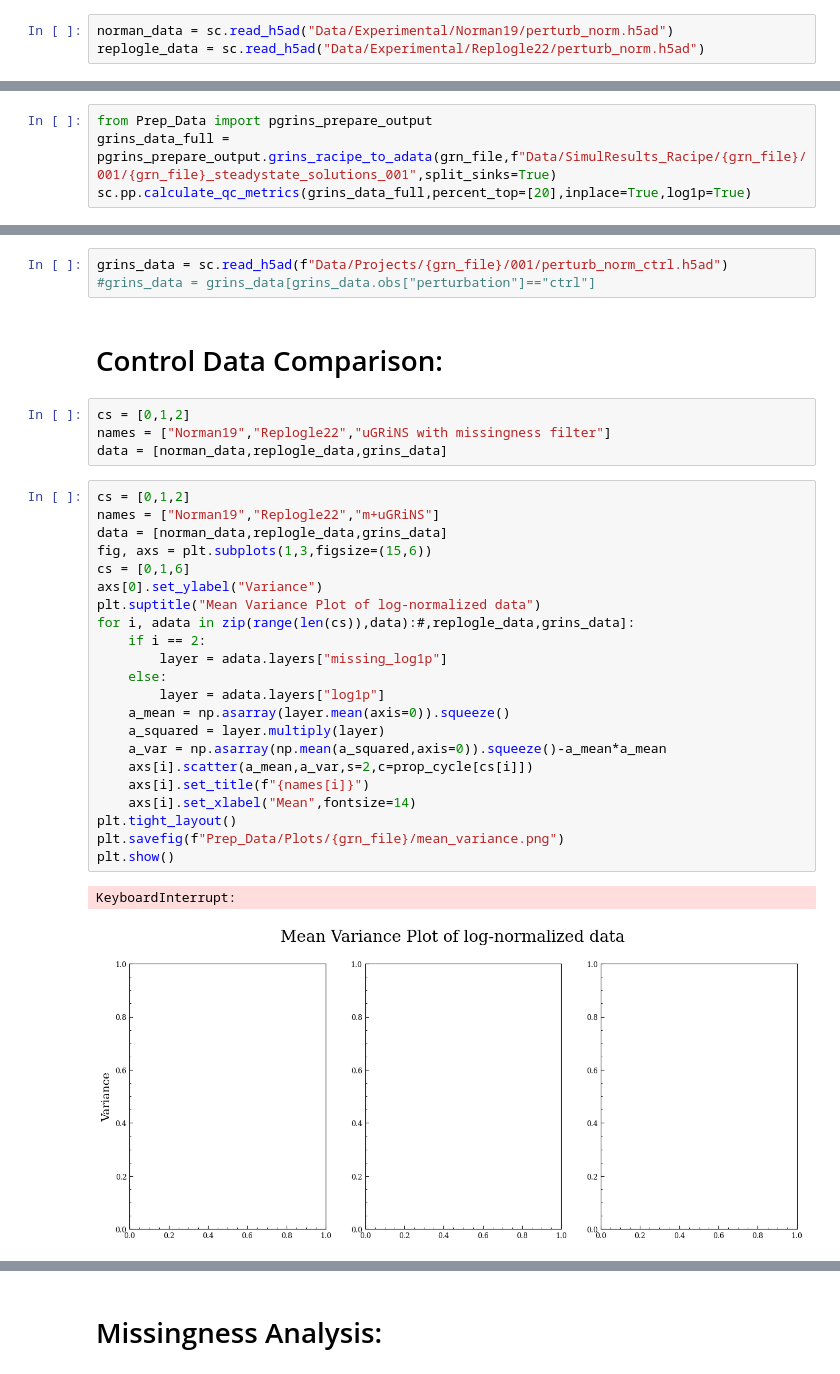
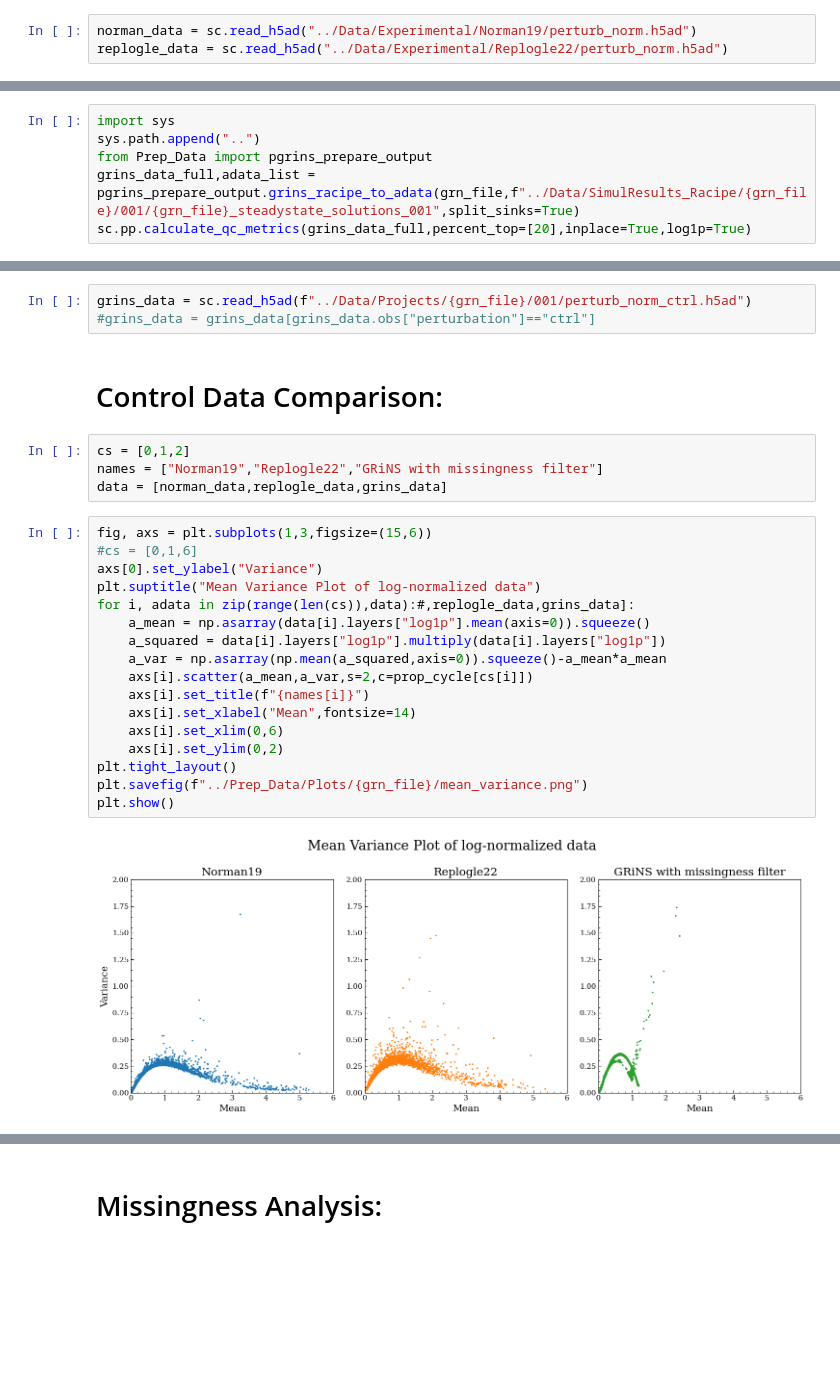
Before and after one commit to GeorgSommerer/bsc_thesis_pGRiNS, a Jupyter notebook: Analysis/plot_stuff.ipynb, the cells around one changed output, grey strips where cells are left out. Drawn from its saved outputs; the diff is of its cells as text; blank space fills up the shorter version.

Commit message:
Changes including trying out new ways to perturb data, updating comments and README, and doing final runs

```diff
--- a/Analysis/plot_stuff.ipynb
+++ b/Analysis/plot_stuff.ipynb
@@ -23,5 +23,5 @@ prop_cycle = plotting_funs.set_mpl_attributes()
 # %%
 grn_file = "KeggoRo"
 # %%
-norman_data = sc.read_h5ad("Data/Experimental/Norman19/perturb_norm.h5ad")
-replogle_data = sc.read_h5ad("Data/Experimental/Replogle22/perturb_norm.h5ad")
+norman_data = sc.read_h5ad("../Data/Experimental/Norman19/perturb_norm.h5ad")
+replogle_data = sc.read_h5ad("../Data/Experimental/Replogle22/perturb_norm.h5ad")
@@ -29,7 +31,9 @@ replogle_data = sc.read_h5ad("Data/Experimental/Replogle22/perturb_norm.h5ad")
 norman_data = norman_data[norman_data.obs["perturbation"]=="ctrl"]
 replogle_data = replogle_data[replogle_data.obs["perturbation"]=="ctrl"]
 # %%
+import sys
+sys.path.append("..")
 from Prep_Data import pgrins_prepare_output
-grins_data_full = pgrins_prepare_output.grins_racipe_to_adata(grn_file,f"Data/SimulResults_Racipe/{grn_file}/001/{grn_file}_steadystate_solutions_001",split_sinks=True)
+grins_data_full,adata_list = pgrins_prepare_output.grins_racipe_to_adata(grn_file,f"../Data/SimulResults_Racipe/{grn_file}/001/{grn_file}_steadystate_solutions_001",split_sinks=True)
 sc.pp.calculate_qc_metrics(grins_data_full,percent_top=[20],inplace=True,log1p=True)
 # %% [output]
@@ -37,35 +43,29 @@ There are 12603294 zero entries (2.343% of all entries), 7 genes with more than
 Create AnnData object...
 # %%
-grins_data = sc.read_h5ad(f"Data/Projects/{grn_file}/001/perturb_norm_ctrl.h5ad")
+grins_data = sc.read_h5ad(f"../Data/Projects/{grn_file}/001/perturb_norm_ctrl.h5ad")
 #grins_data = grins_data[grins_data.obs["perturbation"]=="ctrl"]
 # %% [markdown]
 # Control Data Comparison:
 # %%
 cs = [0,1,2]
-names = ["Norman19","Replogle22","uGRiNS with missingness filter"]
+names = ["Norman19","Replogle22","GRiNS with missingness filter"]
 data = [norman_data,replogle_data,grins_data]
 # %%
-cs = [0,1,2]
-names = ["Norman19","Replogle22","m+uGRiNS"]
-data = [norman_data,replogle_data,grins_data]
 fig, axs = plt.subplots(1,3,figsize=(15,6))
-cs = [0,1,6]
+#cs = [0,1,6]
 axs[0].set_ylabel("Variance")
 plt.suptitle("Mean Variance Plot of log-normalized data")
 for i, adata in zip(range(len(cs)),data):#,replogle_data,grins_data]:
-    if i == 2:
-        layer = adata.layers["missing_log1p"]
-    else:
-        layer = adata.layers["log1p"]
-    a_mean = np.asarray(layer.mean(axis=0)).squeeze()
-    a_squared = layer.multiply(layer)
+    a_mean = np.asarray(data[i].layers["log1p"].mean(axis=0)).squeeze()
+    a_squared = data[i].layers["log1p"].multiply(data[i].layers["log1p"])
     a_var = np.asarray(np.mean(a_squared,axis=0)).squeeze()-a_mean*a_mean
     axs[i].scatter(a_mean,a_var,s=2,c=prop_cycle[cs[i]])
     axs[i].set_title(f"{names[i]}")
     axs[i].set_xlabel("Mean",fontsize=14)
+    axs[i].set_xlim(0,6)
+    axs[i].set_ylim(0,2)
 plt.tight_layout()
-plt.savefig(f"Prep_Data/Plots/{grn_file}/mean_variance.png")
+plt.savefig(f"../Prep_Data/Plots/{grn_file}/mean_variance.png")
 plt.show()
 # %% [output]
-KeyboardInterrupt:
-[figure, old version]
+[figure, new version]
```
Also changed, not shown: parts of 20 cells of this notebook, 27 other files.
